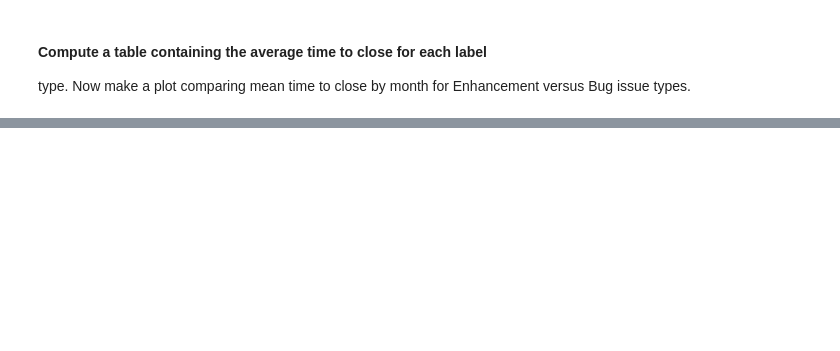
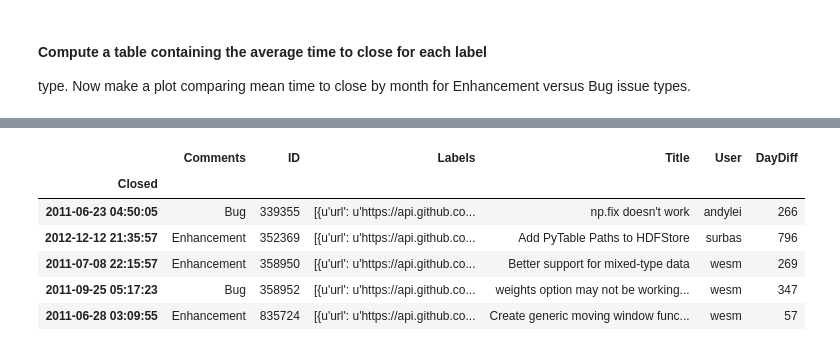
Before and after one commit to mb3152/py4data, a Jupyter notebook: hw7/Pandas & Timeseries, Maxwell Bertolero.ipynb, the cells around one changed output, grey strips where cells are left out. Drawn from its saved outputs; the diff is of its cells as text; code cells hidden in the pictures; blank space fills up the shorter version.

```diff
--- a/hw7/Pandas & Timeseries, Maxwell Bertolero.ipynb
+++ b/hw7/Pandas & Timeseries, Maxwell Bertolero.ipynb
@@ -392,0 +453,14 @@ versus Bug issue types.
+# %%
+Only2 = Issues[(Issues.Comments.values == 'Bug') | (Issues.Comments.values == 'Enhancement')]
+# %%
+Only2 = Only2.set_index('Closed')
+# %%
+Only2.head()
+# %% [output]
+|  | Comments | ID | Labels | Title | User | DayDiff |
+| Closed |  |  |  |  |  |  |
+| 2011-06-23 04:50:05 | Bug | 339355 | [{u'url': u'https://api.github.co... | np.fix doesn't work | andylei | 266 |
+| 2012-12-12 21:35:57 | Enhancement | 352369 | [{u'url': u'https://api.github.co... | Add PyTable Paths to HDFStore | surbas | 796 |
+| 2011-07-08 22:15:57 | Enhancement | 358950 | [{u'url': u'https://api.github.co... | Better support for mixed-type data | wesm | 269 |
+| 2011-09-25 05:17:23 | Bug | 358952 | [{u'url': u'https://api.github.co... | weights option may not be working... | wesm | 347 |
+| 2011-06-28 03:09:55 | Enhancement | 835724 | [{u'url': u'https://api.github.co... | Create generic moving window func... | wesm | 57 |
```
Also changed, not shown: parts of 33 cells of this notebook.
